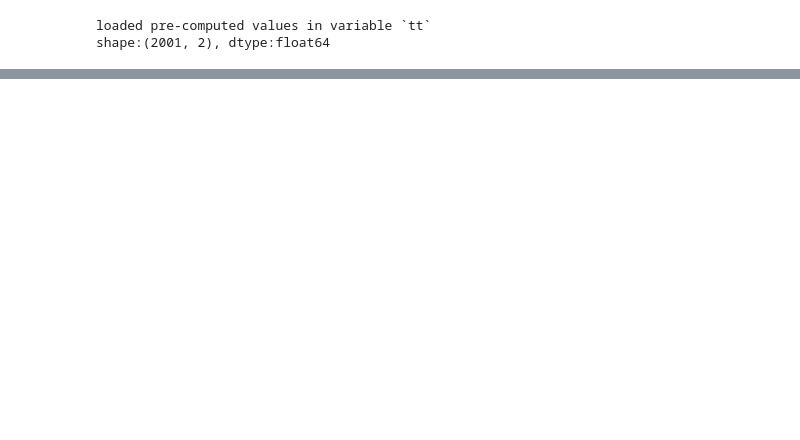
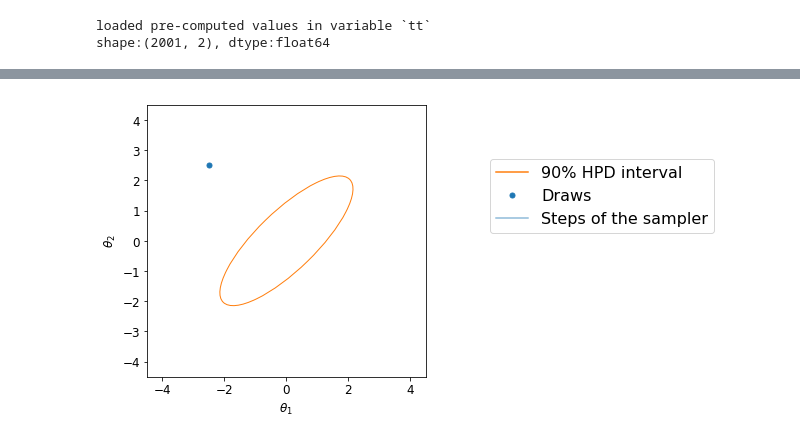
Before and after one commit to avehtari/BDA_py_demos, a Jupyter notebook: demos_ch11/demo11_1.ipynb, the cells around one changed output, grey strips where cells are left out. Saved outputs shown, nothing was run; the diff lists cells and outputs as text; code cells hidden in the pictures; blank space fills up the shorter version.

```diff
--- a/demos_ch11/demo11_1.ipynb
+++ b/demos_ch11/demo11_1.ipynb
@@ -71,8 +83,8 @@ The rest is just for illustration
 Y1 = np.linspace(-4.5, 4.5, 150)
 Y2 = np.linspace(-4.5, 4.5, 150)
 
-# number of samples to discard from the begining
-burnin = 50
+# number of samples to discard from the beginning
+burnin = 50 * 2 # Using burnin of 100 will actually remove only 50 samples as only one parameter is updated in one basic iteration
 
 # Plot 90% HPD.
 # In 2d-case contour for 90% HPD is an ellipse, whose semimajor
@@ -81,15 +93,18 @@ burnin = 50
 # density at the edge of 90% HPD. Angle of the ellipse could be
 # computed from the eigenvectors, but since marginals are same
 # we know that angle is 45 degrees.
-q = np.sort(np.sqrt(linalg.eigh(S, eigvals_only=True)) * 2.147)
+q = np.sort(np.sqrt(linalg.eigh(S, eigvals_only=True)) * 2.147) # 2.147 is the value to get the ellipse match the
+                                                                # density at the edge of 90% HPD
 
 def add90hpd(ax):
     """Plot 90hpd region into the given axis"""
     el = mpl.patches.Ellipse(
-        xy = (y1,y2),
-        width = 2 * q[1],
-        height = 2 * q[0],
-        angle = 45,
+        xy = (y1,y2), #center point of the ellipse
+        width = 2 * q[1], # q[1] is larger semimajor axis of the ellipse. Scaling by two gives the larger
+                          # major axis (diameter in the wider direction)
+        height = 2 * q[0], # q[0] is smaller semimajor axis of the ellipse. Scaling by two gives the smaller
+                           # major axis (diameter in the narrower direction)
+        angle = 45, #angle of the ellipse is 45 degrees (pi/4) as mentioned earlier
         facecolor = 'none',
         edgecolor = 'C1'
     )
@@ -408,0 +453,70 @@ fig.tight_layout()
+# %%
+# First set up the figure, the axis and the axis labels
+fig = plt.figure(figsize=(5,5))
+ax = plt.axes(xlim=(-4.5, 4.5), ylim=(-4.5, 4.5))
+ax.set_ylabel(r'$\theta_2$')
+ax.set_xlabel(r'$\theta_1$')
+
+# Plot a legend
+ax.legend(
+    (   mpl.lines.Line2D([], [], color='C1'),
+        mpl.lines.Line2D(
+            [], [], linestyle='', marker='o', markersize=5,
+            markerfacecolor='C0', markeredgecolor='C0'
+        ),
+        mpl.lines.Line2D([], [], color='C0', alpha=0.5),
+    ),
+    (   '90% HPD interval',
+        'Draws',
+        'Steps of the sampler'
+    ),
+    numpoints=1,
+    loc='lower left',
+    bbox_to_anchor=(1.2, 0.5, 0, 0),
+    fontsize=16
+)
+
+# Initialize styles for the lines and points to be plotted. At this point the lines and points have no data.
+line, = ax.plot([], [], color='C0', alpha=0.5)
+point, = ax.plot([], [],'.', markersize=10, lw=0, markerfacecolor='C0', markeredgecolor='C0')
+
+# initialization function: plot the background of each frame
+def init():
+    line.set_data([], [])
+    point.set_data([], [])
+    return (line,point,)
+
+
+add90hpd(ax) #draw the 90% HPD
+
+#choose only the warmup samples
+warmup1 = tt[:burnin,0]
+warmup2 = tt[:burnin,1]
+
+
+# animation function. This is called sequentially
+def animate(i):
+    x = warmup1[:i] #choose points until i
+    y = warmup2[:i] #choose points until i
+    line.set_data(x, y) #draw lines between all points
+    point.set_data(x[::2], y[::2]) #draw points only for every other sample pair
+    return (line,point,)
+
+# choose the animation writer. If you don't have ffmpeg installed you can change this to some writer that you already have.
+matplotlib.rcParams['animation.writer'] = 'ffmpeg'
+
+# call the animator. blit=True means only re-draw the parts that have changed.
+anim = animation.FuncAnimation(fig, animate, init_func=init,
+                               frames=100, interval=200, blit=True)
+
+# show the animation as a html5 video to allow showing it in an iPython notebook
+HTML(anim.to_html5_video())
+
+# Uncomment below to save the animation as an mp4-file
+
+
+# #Save the movie file
+#Writer = animation.writers['ffmpeg']
+#writer = Writer(fps=15, metadata=dict(artist='Me'), bitrate=1800)
+#anim.save('gibbssampler1.mp4', writer=writer)
+# %% [output]
@@ -408,0 +524 @@ fig.tight_layout()
+[figure, added]
```
Also changed, not shown: parts of 35 cells of this notebook, 2 other files.
